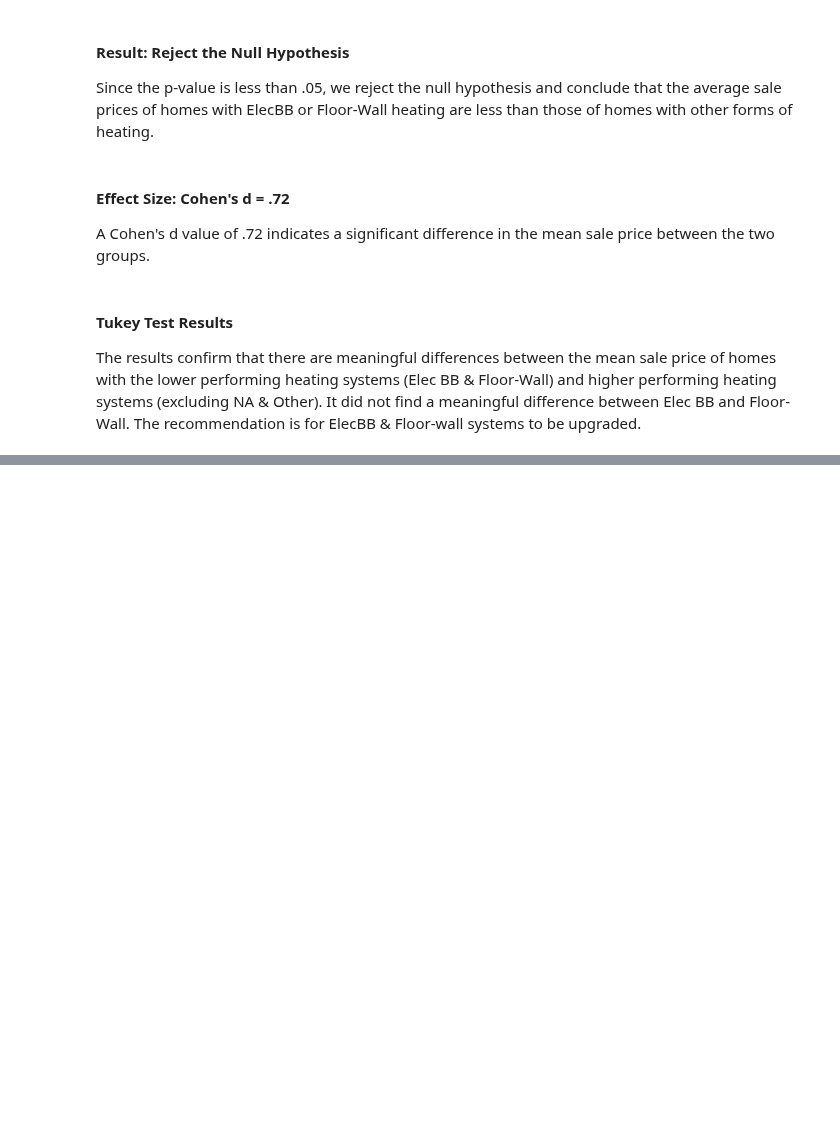
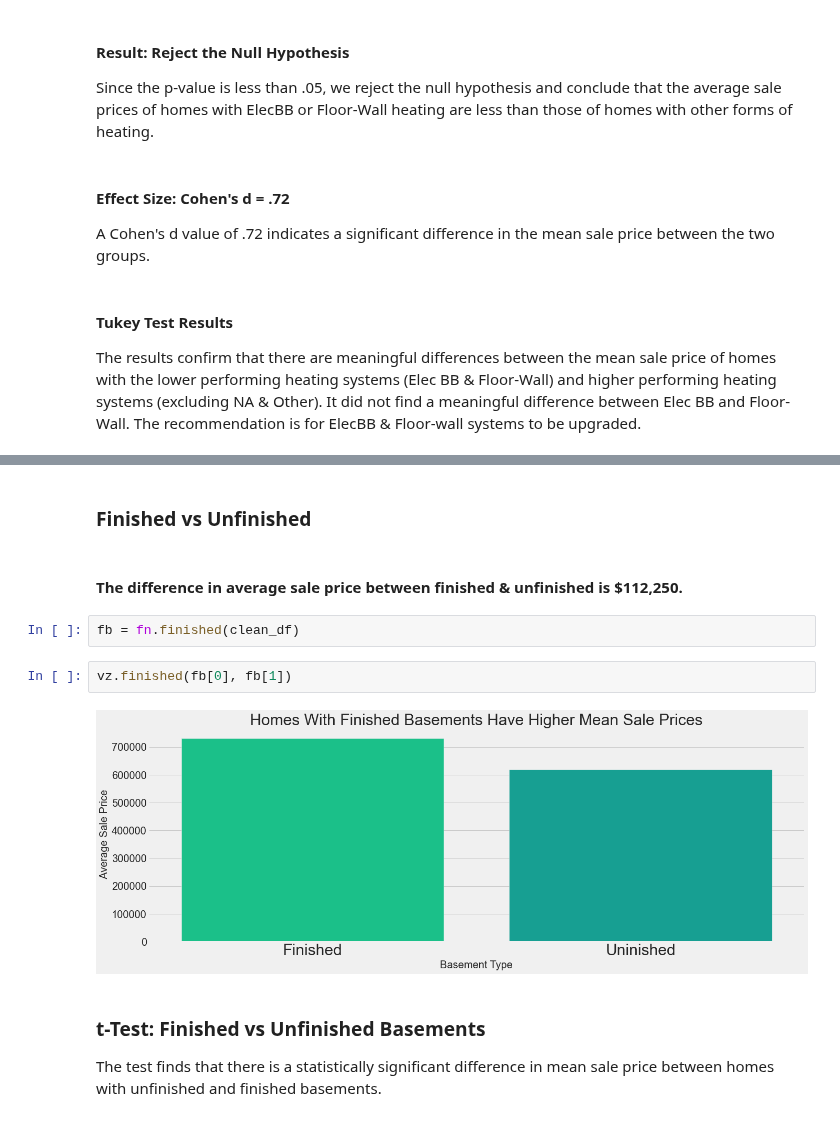
Before and after one commit to jeffreyhwatson/King_Co_Price_Analysis, a Jupyter notebook: notebooks/report/Report.ipynb, the cells around one changed output, grey strips where cells are left out. Cells and saved outputs as stored; diff of their text form; blank space fills up the shorter version.

```diff
--- a/notebooks/report/Report.ipynb
+++ b/notebooks/report/Report.ipynb
@@ -374,0 +409,13 @@ The results confirm that there are meaningful differences between the mean sale
+# %% [markdown]
+### Finished vs Unfinished
+# %% [markdown]
+#### The difference in average sale price between finished & unfinished is \$112,250.
+# %%
+fb = fn.finished(clean_df)
+# %%
+vz.finished(fb[0], fb[1])
+# %% [output]
+[figure, added]
+# %% [markdown]
+### t-Test: Finished vs Unfinished Basements
+The test finds that there is a statistically significant difference in mean sale price between homes with unfinished and finished basements.
```
Also changed, not shown: parts of 58 cells of this notebook, 4 other files.
